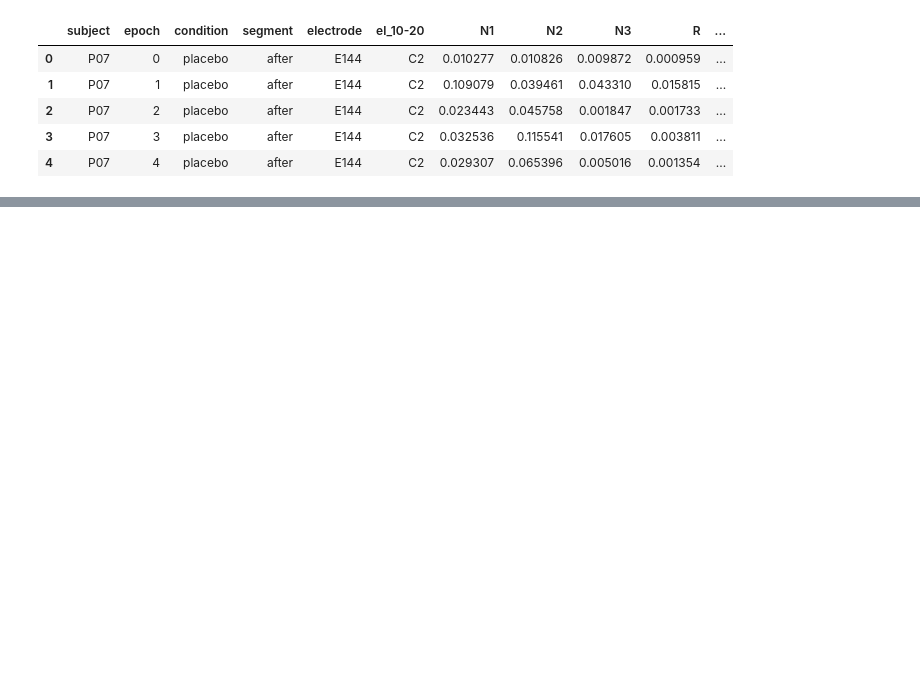
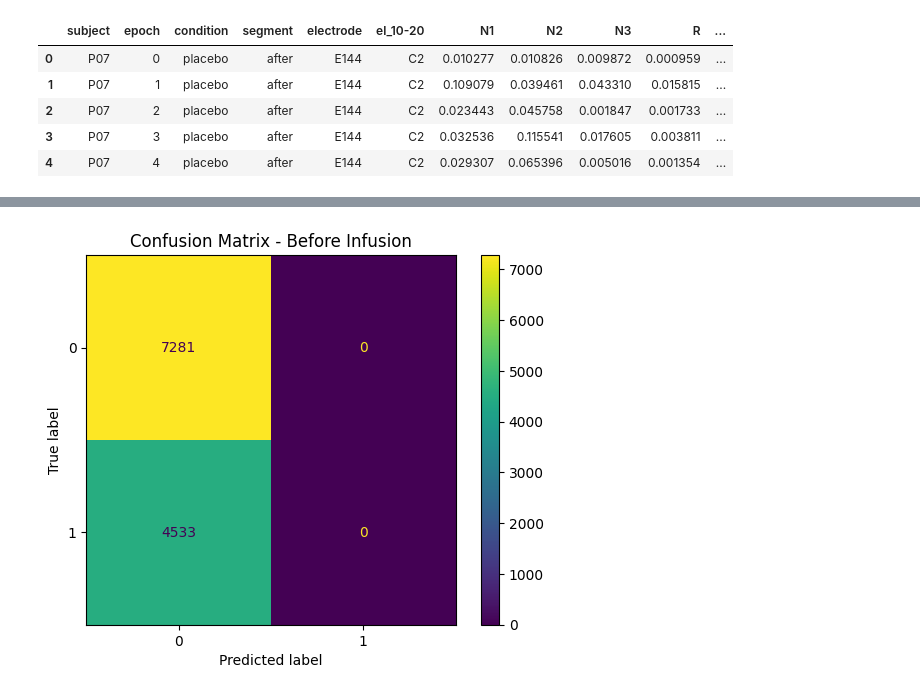
Before and after one commit to brucsk/psl-week-xai, a Jupyter notebook: project_script_logReg.ipynb, the cells around one changed output, grey strips where cells are left out. Drawn from its saved outputs; the diff is of its cells as text; code cells hidden in the pictures; blank space fills up the shorter version.

```diff
--- a/project_script.ipynb
+++ b/project_script_logReg.ipynb
@@ -137,3 +186,10 @@ plt.show()
+# %%
+disp = ConfusionMatrixDisplay(confusion_matrix(y_pred_before, y_before))
+disp.plot()
+plt.title("Confusion Matrix - Before Infusion")
+plt.show()
+# %% [output]
+[figure, added]
 # %%
 import shap
 
```
Also changed, not shown: parts of 6 cells of this notebook, 2 other files.
